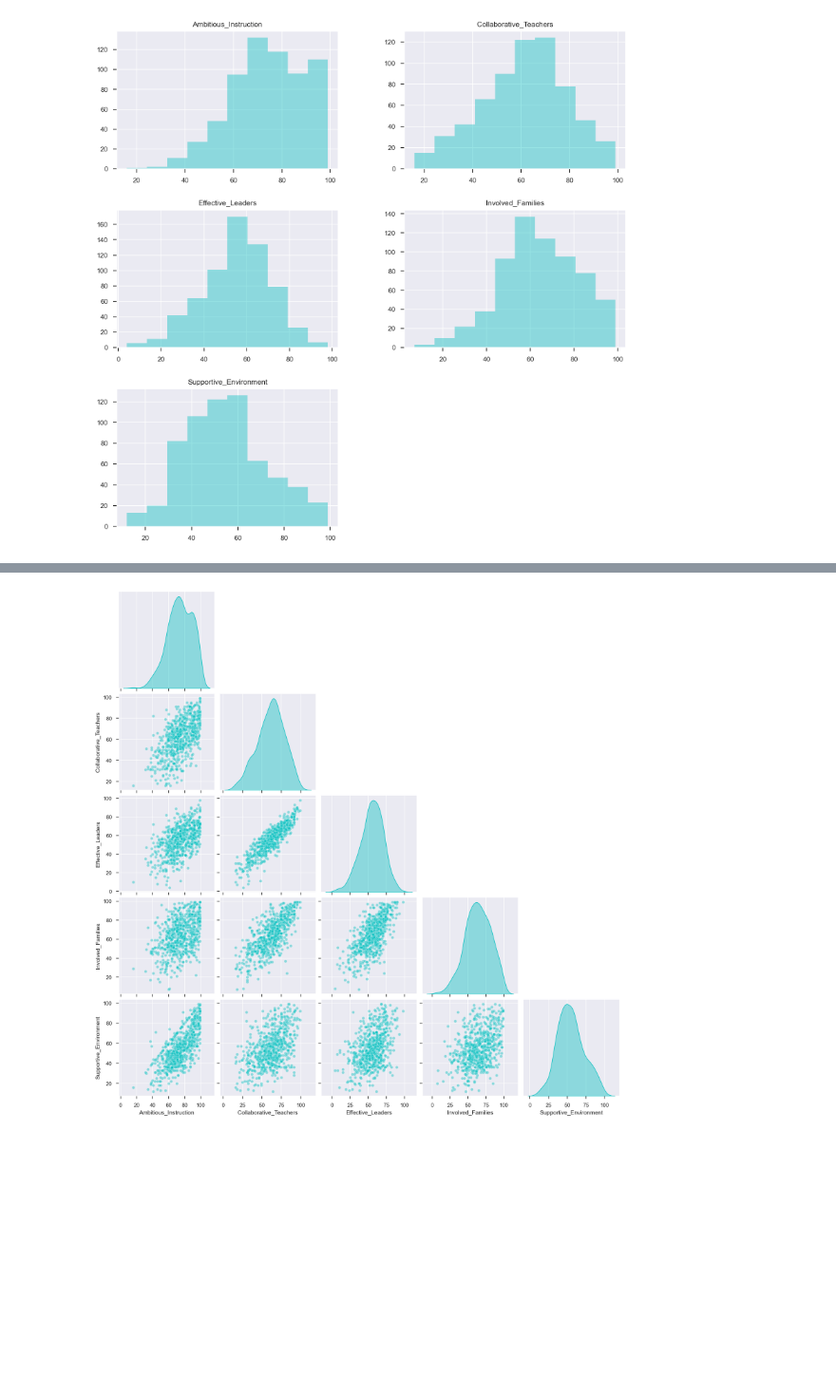
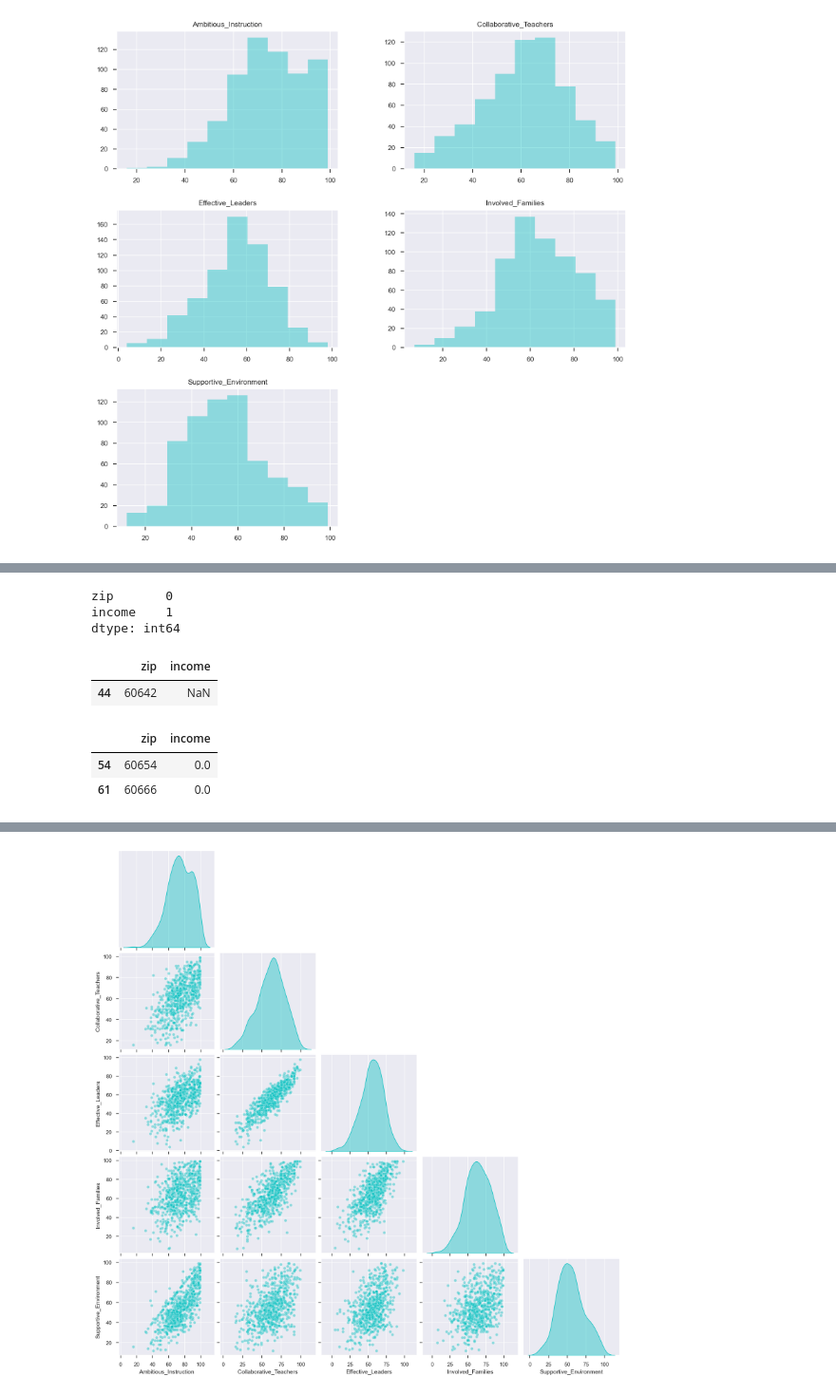
Before and after one commit to javierorman/clustering_schools, a Jupyter notebook: schools.ipynb, the cells around one changed output, grey strips where cells are left out. Shown at 95% size. Drawn from its saved outputs; the diff is of its cells as text; code cells hidden in the pictures; blank space fills up the shorter version.

```diff
--- a/schools.ipynb
+++ b/schools.ipynb
@@ -134,0 +170,21 @@ school_df.hist(figsize=(12,12), **viz_config);
+# %%
+income_data.isna().sum()
+# %% [output]
+zip       0
+income    1
+dtype: int64
+# %%
+# Find rows with income NaN
+cond_isna = income_data.iloc[:, 1].isna()
+income_data.loc[cond_isna]
+# %% [output]
+|  | zip | income |
+| 44 | 60642 | NaN |
+# %%
+# Find rows with income 0
+cond_zero = income_data.iloc[:, 1] == 0
+income_data.loc[cond_zero]
+# %% [output]
+|  | zip | income |
+| 54 | 60654 | 0.0 |
+| 61 | 60666 | 0.0 |
```
Also changed, not shown: parts of 11 cells of this notebook.
